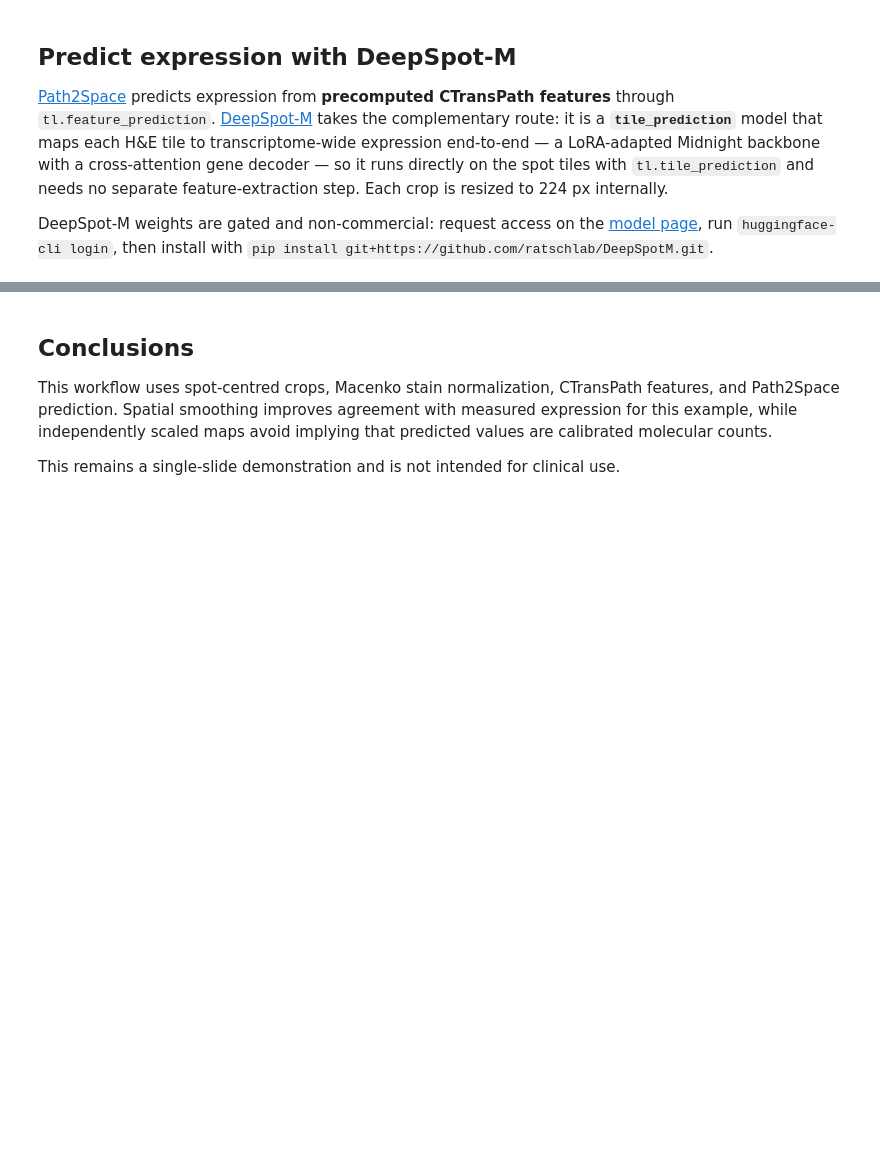
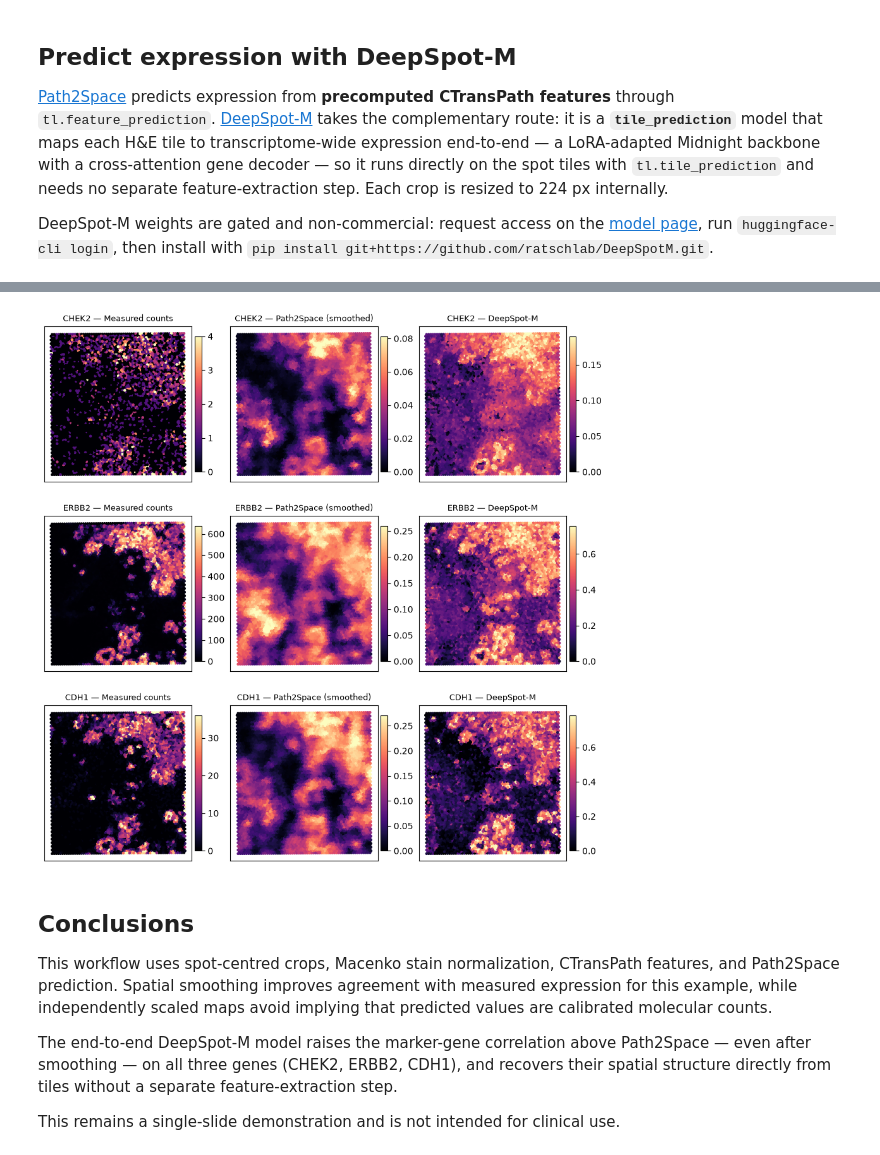
Before and after one commit to rendeirolab/lazyslide-tutorials, a Jupyter notebook: tutorials/gene_expression_prediction.ipynb, the cells around one changed output, grey strips where cells are left out. Saved outputs shown, nothing was run; the diff lists cells and outputs as text; code cells hidden in the pictures; blank space fills up the shorter version.

```diff
--- a/tutorials/gene_expression_prediction.ipynb
+++ b/tutorials/gene_expression_prediction.ipynb
@@ -316,6 +345,37 @@ Name: DeepSpot-M Pearson correlation, dtype: float32
+# %%
+# Spatial maps: DeepSpot-M recovers the measured pattern more sharply than smoothed Path2Space.
+fig, axes = plt.subplots(len(TARGET_GENES), 3, figsize=(9, 9), constrained_layout=True)
+panel_titles = ["Measured counts", "Path2Space (smoothed)", "DeepSpot-M"]
+for row, gene in enumerate(TARGET_GENES):
+    panel_values = [
+        dense_array(measured[:, gene].X).ravel(),
+        dense_array(pred_smoothed[:, gene].X).ravel(),
+        dense_array(deepspotm_pred[:, gene].X).ravel(),
+    ]
+    for ax, values, title in zip(axes[row], panel_values, panel_titles, strict=True):
+        artist = ax.scatter(
+            selected_xy[:, 0],
+            selected_xy[:, 1],
+            c=values,
+            s=5,
+            cmap="magma",
+            vmin=0,
+            vmax=np.quantile(values, 0.99),
+        )
+        ax.invert_yaxis()
+        ax.set_aspect("equal")
+        ax.set_xticks([])
+        ax.set_yticks([])
+        ax.set_title(f"{gene} — {title}", fontsize=9)
+        fig.colorbar(artist, ax=ax, fraction=0.046, pad=0.02)
+plt.show()
+# %% [output]
+[figure, added]
 # %% [markdown]
 ## Conclusions
 
 This workflow uses spot-centred crops, Macenko stain normalization, CTransPath features, and Path2Space prediction. Spatial smoothing improves agreement with measured expression for this example, while independently scaled maps avoid implying that predicted values are calibrated molecular counts.
 
+The end-to-end DeepSpot-M model raises the marker-gene correlation above Path2Space — even after smoothing — on all three genes (CHEK2, ERBB2, CDH1), and recovers their spatial structure directly from tiles without a separate feature-extraction step.
+
 This remains a single-slide demonstration and is not intended for clinical use.
```
Also changed, not shown: parts of 3 cells of this notebook.
